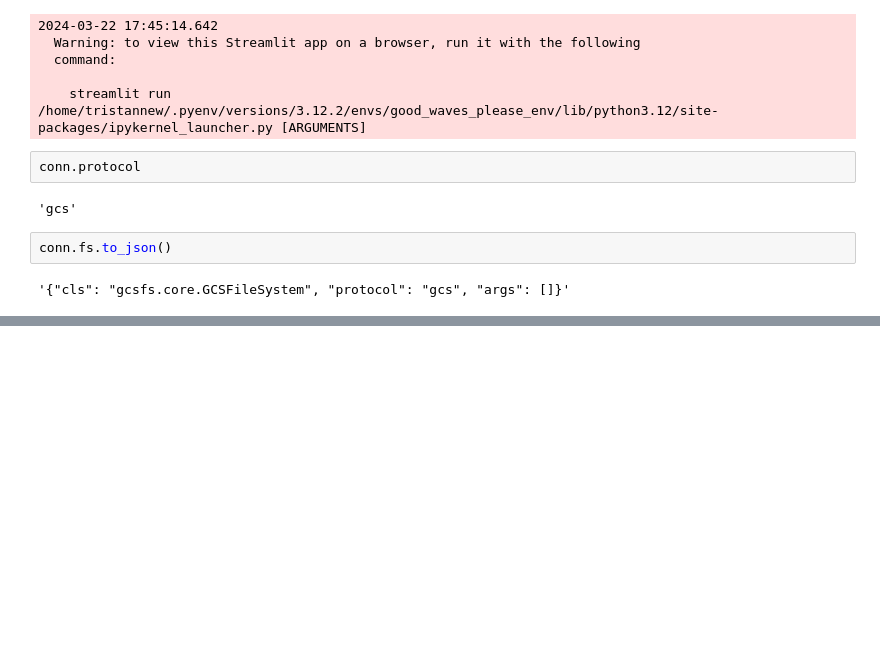
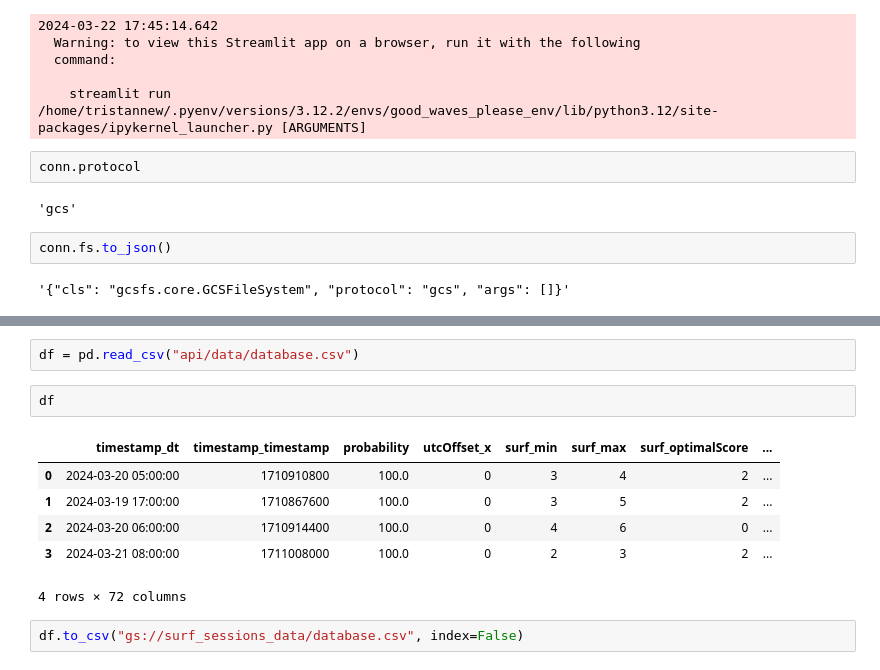
Before and after one commit to tristannew/good_waves_please, a Jupyter notebook: good_waves_please/scratch.ipynb, the cells around one changed output, grey strips where cells are left out. Saved outputs shown, nothing was run; the diff lists cells and outputs as text; blank space fills up the shorter version.

```diff
--- a/good_waves_please/scratch.ipynb
+++ b/good_waves_please/scratch.ipynb
@@ -298,0 +351,13 @@ conn.fs.to_json()
+# %%
+df = pd.read_csv("api/data/database.csv")
+# %%
+df
+# %% [output]
+|  | timestamp_dt | timestamp_timestamp | probability | utcOffset_x | surf_min | surf_max | surf_optimalScore | ... |
+| 0 | 2024-03-20 05:00:00 | 1710910800 | 100.0 | 0 | 3 | 4 | 2 | ... |
+| 1 | 2024-03-19 17:00:00 | 1710867600 | 100.0 | 0 | 3 | 5 | 2 | ... |
+| 2 | 2024-03-20 06:00:00 | 1710914400 | 100.0 | 0 | 4 | 6 | 0 | ... |
+| 3 | 2024-03-21 08:00:00 | 1711008000 | 100.0 | 0 | 2 | 3 | 2 | ... |
+4 rows × 72 columns
+# %%
+df.to_csv("gs://surf_sessions_data/database.csv", index=False)
```
Also changed, not shown: parts of 4 cells of this notebook, 1 other file.
